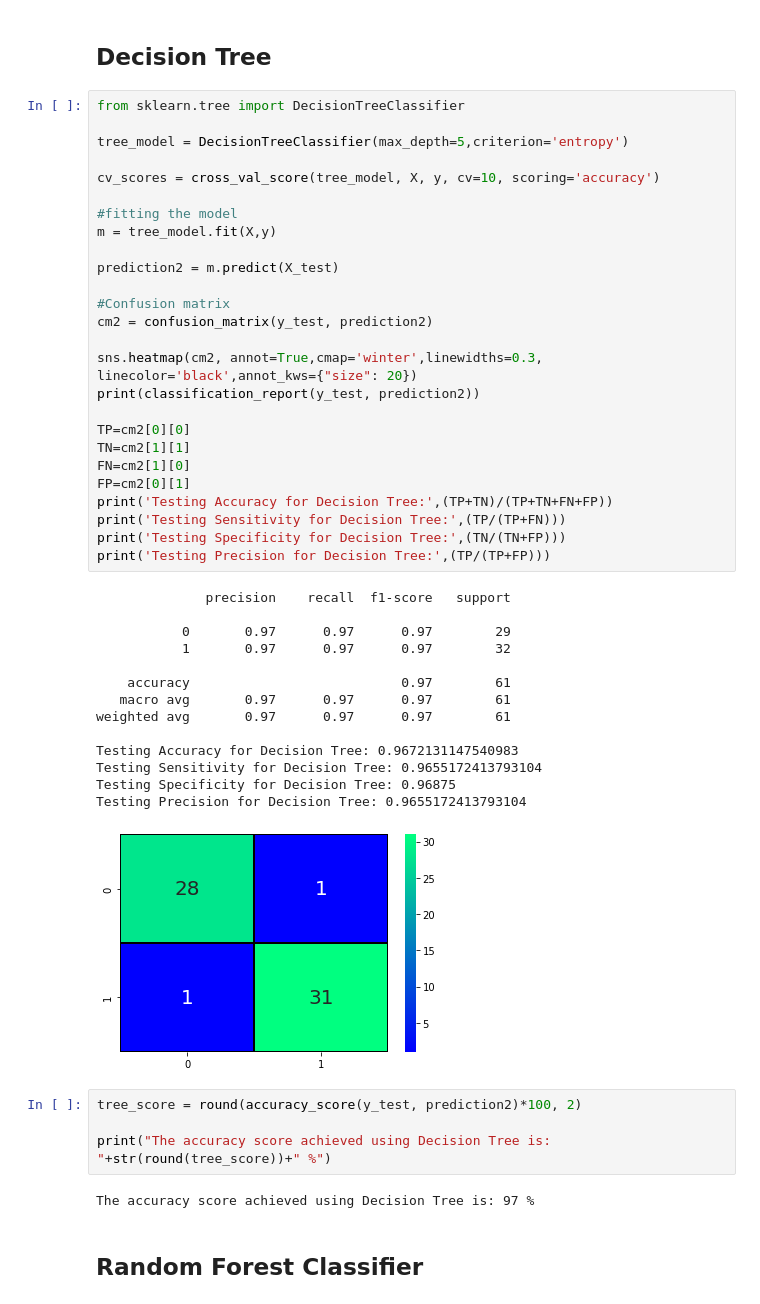
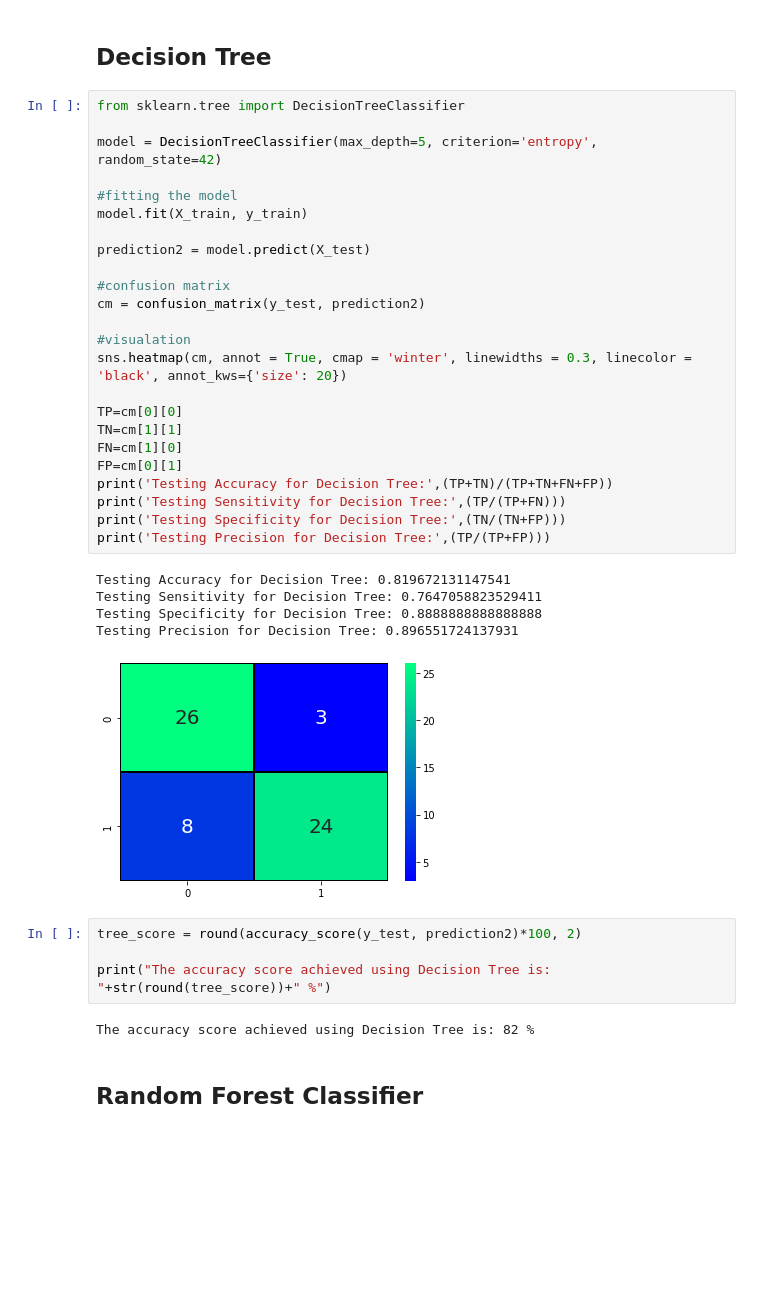
Before and after one commit to JohnEvansOkyere/Flask-App-HearDiseasesPrediction-, a Jupyter notebook: Hear-Diseases-Prediction.ipynb, the cells around one changed output. Drawn from its saved outputs; the diff is of its cells as text; blank space fills up the shorter version.

```diff
--- a/Hear-Diseases-Prediction.ipynb
+++ b/Hear-Diseases-Prediction.ipynb
@@ -391,50 +392,39 @@ The accuracy score achieved using Logistic Regression is: 84 %
 # %%
 from sklearn.tree import DecisionTreeClassifier
 
-tree_model = DecisionTreeClassifier(max_depth=5,criterion='entropy')
-
-cv_scores = cross_val_score(tree_model, X, y, cv=10, scoring='accuracy')
+model = DecisionTreeClassifier(max_depth=5, criterion='entropy', random_state=42)
 
 #fitting the model
-m = tree_model.fit(X,y)
+model.fit(X_train, y_train)
 
-prediction2 = m.predict(X_test)
+prediction2 = model.predict(X_test)
 
-#Confusion matrix
-cm2 = confusion_matrix(y_test, prediction2)
+#confusion matrix
+cm = confusion_matrix(y_test, prediction2)
 
-sns.heatmap(cm2, annot=True,cmap='winter',linewidths=0.3, linecolor='black',annot_kws={"size": 20})
-print(classification_report(y_test, prediction2))
+#visualation
+sns.heatmap(cm, annot = True, cmap = 'winter', linewidths = 0.3, linecolor = 'black', annot_kws={'size': 20})
 
-TP=cm2[0][0]
-TN=cm2[1][1]
-FN=cm2[1][0]
-FP=cm2[0][1]
+TP=cm[0][0]
+TN=cm[1][1]
+FN=cm[1][0]
+FP=cm[0][1]
 print('Testing Accuracy for Decision Tree:',(TP+TN)/(TP+TN+FN+FP))
 print('Testing Sensitivity for Decision Tree:',(TP/(TP+FN)))
 print('Testing Specificity for Decision Tree:',(TN/(TN+FP)))
 print('Testing Precision for Decision Tree:',(TP/(TP+FP)))
 # %% [output]
-              precision    recall  f1-score   support
-
-           0       0.97      0.97      0.97        29
-           1       0.97      0.97      0.97        32
-
-    accuracy                           0.97        61
-   macro avg       0.97      0.97      0.97        61
-weighted avg       0.97      0.97      0.97        61
-
-Testing Accuracy for Decision Tree: 0.9672131147540983
-Testing Sensitivity for Decision Tree: 0.9655172413793104
-Testing Specificity for Decision Tree: 0.96875
-Testing Precision for Decision Tree: 0.9655172413793104
+Testing Accuracy for Decision Tree: 0.819672131147541
+Testing Sensitivity for Decision Tree: 0.7647058823529411
+Testing Specificity for Decision Tree: 0.8888888888888888
+Testing Precision for Decision Tree: 0.896551724137931
-[figure, old version]
+[figure, new version]
 # %%
 tree_score = round(accuracy_score(y_test, prediction2)*100, 2)
 
 print("The accuracy score achieved using Decision Tree is: "+str(round(tree_score))+" %")
 # %% [output]
-The accuracy score achieved using Decision Tree is: 97 %
+The accuracy score achieved using Decision Tree is: 82 %
 # %% [markdown]
 ## Random Forest Classifier
 # %%
```
Also changed, not shown: parts of 31 cells of this notebook.
